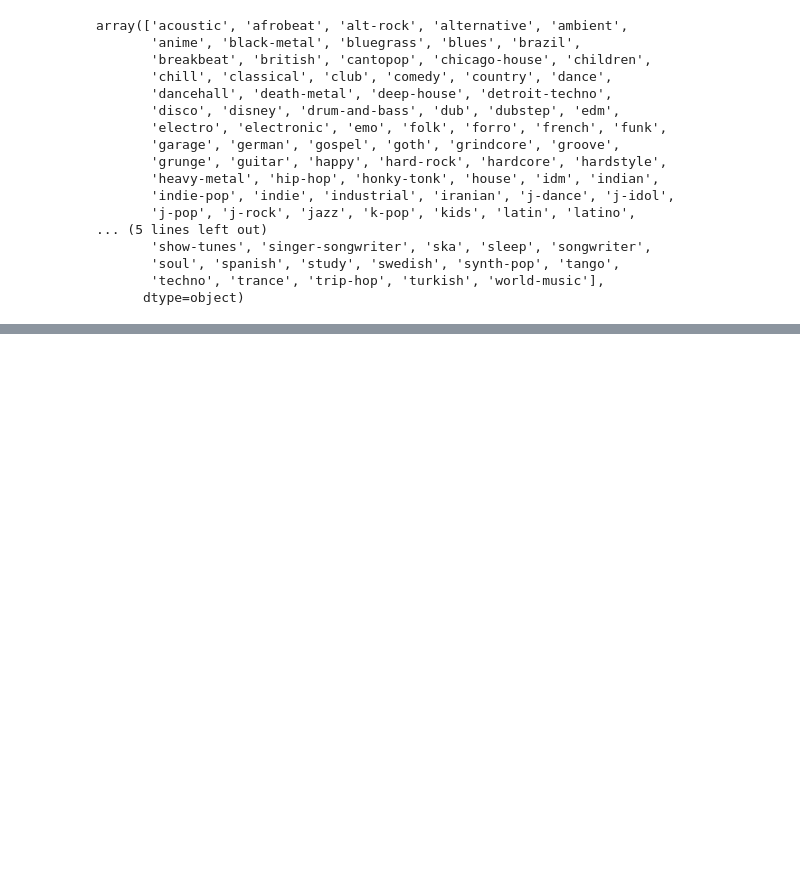
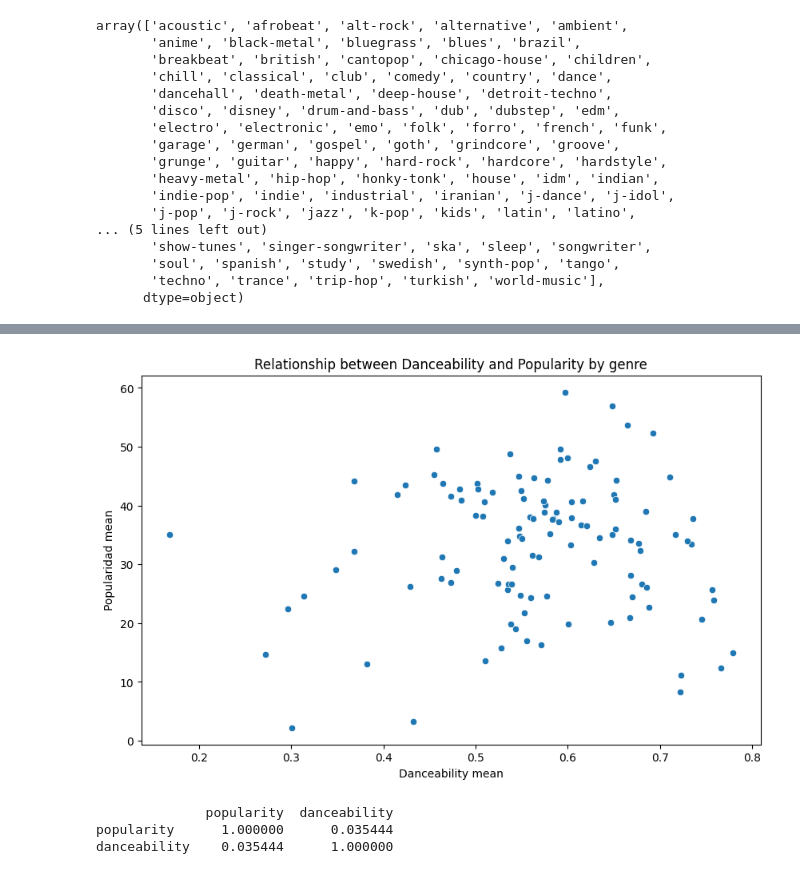
Before and after one commit to Turppie/music-ml-app, a Jupyter notebook: eda.ipynb, the cells around one changed output, grey strips where cells are left out. Cells and saved outputs as stored; diff of their text form; code cells hidden in the pictures; blank space fills up the shorter version.

```diff
--- a/eda.ipynb
+++ b/eda.ipynb
@@ -109,0 +139,18 @@ danceability_popularity = data.groupby("danceability")["popularity"]
+# %%
+genre_stats = data.groupby("track_genre")[["danceability", "popularity"]].mean()
+plt.figure(figsize=(10,6))
+sns.scatterplot(x=genre_stats["danceability"], y=genre_stats["popularity"])
+plt.xlabel("Danceability mean")
+plt.ylabel("Popularidad mean")
+plt.title("Relationship between Danceability and Popularity by genre")
+plt.show()
+# %% [output]
+[figure, added]
+# %%
+# Correlation matrix
+correlation_matrix = data[["popularity", "danceability"]].corr()
+print(correlation_matrix)
+# %% [output]
+              popularity  danceability
+popularity      1.000000      0.035444
+danceability    0.035444      1.000000
```
Also changed, not shown: parts of 9 cells of this notebook.
